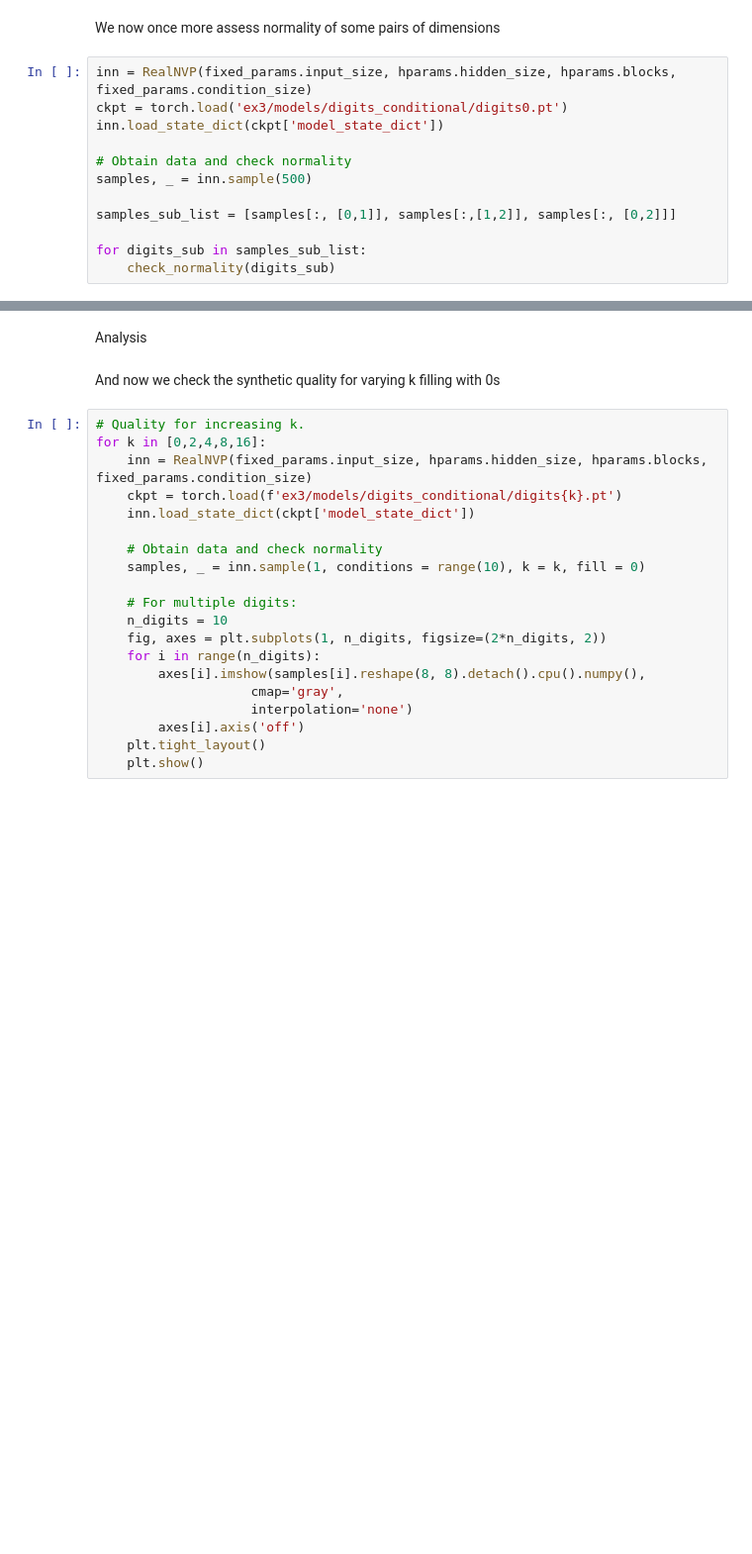
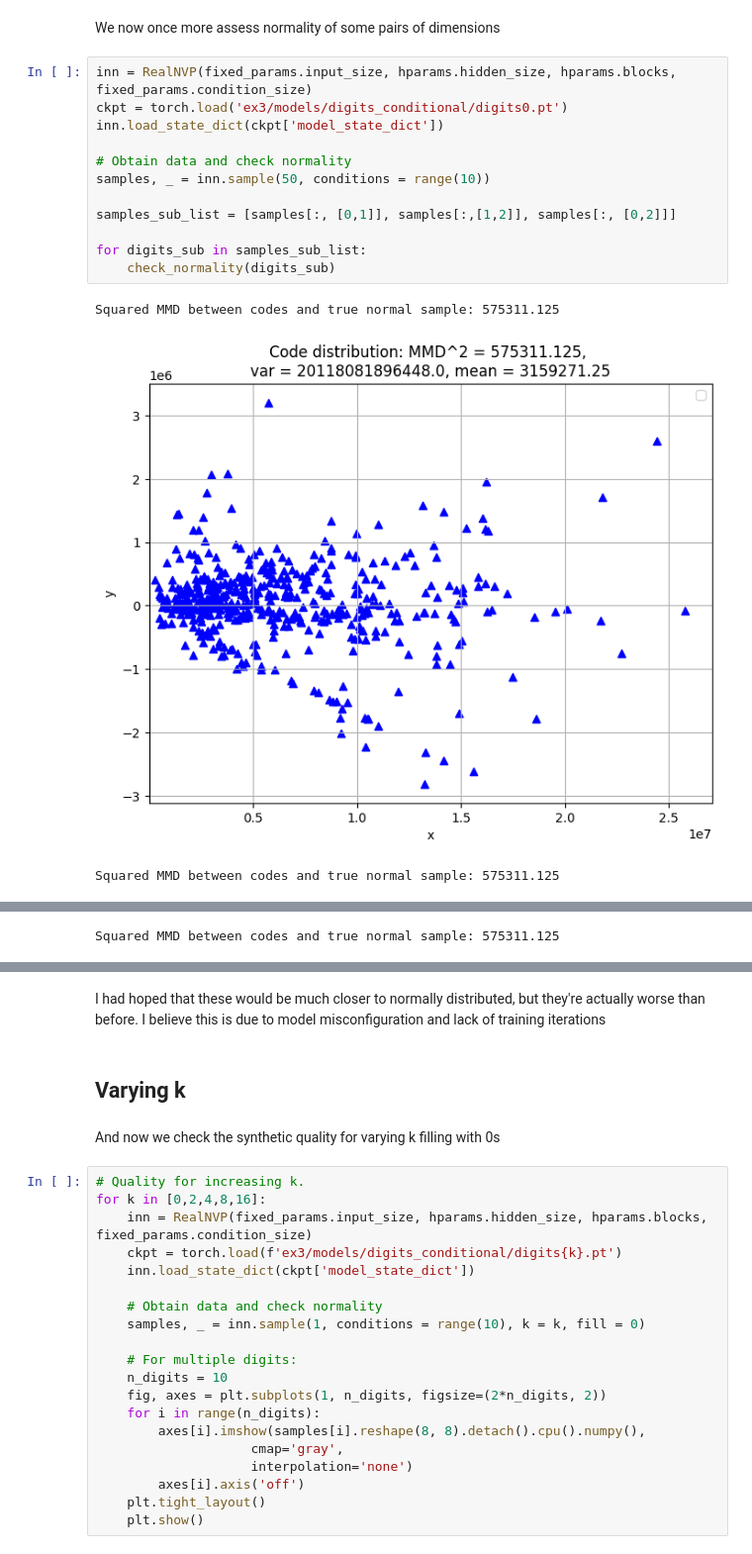
Before and after one commit to timat33/GNN, a Jupyter notebook: ex3/normalizing-flows.ipynb, the cells around one changed output, grey strips where cells are left out. Shown at 99% size. Saved outputs shown, nothing was run; the diff lists cells and outputs as text; blank space fills up the shorter version.

```diff
--- a/ex3/normalizing-flows.ipynb
+++ b/ex3/normalizing-flows.ipynb
@@ -1598,12 +1598,16 @@ We now once more assess normality of some pairs of dimensions
 # %%
 inn = RealNVP(fixed_params.input_size, hparams.hidden_size, hparams.blocks, fixed_params.condition_size)
 ckpt = torch.load('ex3/models/digits_conditional/digits0.pt')
 inn.load_state_dict(ckpt['model_state_dict'])
 
 # Obtain data and check normality
-samples, _ = inn.sample(500)
+samples, _ = inn.sample(50, conditions = range(10))
 
 samples_sub_list = [samples[:, [0,1]], samples[:,[1,2]], samples[:, [0,2]]]
 
 for digits_sub in samples_sub_list:
     check_normality(digits_sub)
+# %% [output]
+Squared MMD between codes and true normal sample: 575311.125
+[figure, added]
+Squared MMD between codes and true normal sample: 575311.125
@@ -1609,0 +1615 @@ for digits_sub in samples_sub_list:
+Squared MMD between codes and true normal sample: 575311.125
@@ -1610,5 +1617,7 @@ for digits_sub in samples_sub_list:
-# %% [markdown]
-Analysis
+# %% [markdown]
+I had hoped that these would be much closer to normally distributed, but they're actually worse than before. I believe this is due to model misconfiguration and lack of training iterations
+# %% [markdown]
+## Varying k
 # %% [markdown]
 And now we check the synthetic quality for varying k filling with 0s
 # %%
```
Also changed, not shown: parts of 6 cells of this notebook.
